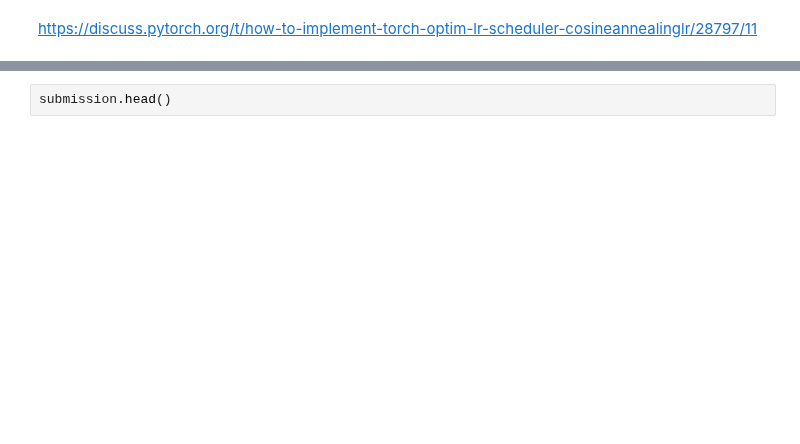
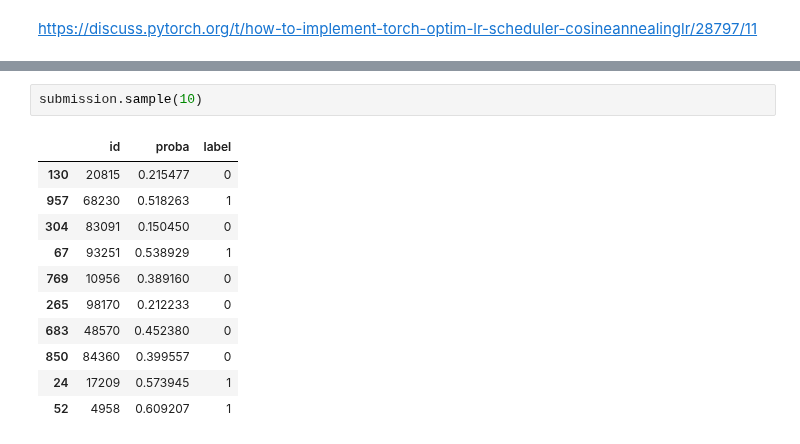
Before and after one commit to faizanahemad/facebook-hateful-memes, a Jupyter notebook: notebooks/FasttextPooled.ipynb, the cells around one changed output, grey strips where cells are left out. Drawn from its saved outputs; the diff is of its cells as text; blank space fills up the shorter version.

```diff
--- a/notebooks/FasttextPooled.ipynb
+++ b/notebooks/FasttextPooled.ipynb
@@ -77,2 +107,14 @@ Warning : `load_model` does not return WordVectorModel or SupervisedModel any mo
-# %%
-submission.head()
+# %%
+submission.sample(10)
+# %% [output]
+|  | id | proba | label |
+| 130 | 20815 | 0.215477 | 0 |
+| 957 | 68230 | 0.518263 | 1 |
+| 304 | 83091 | 0.150450 | 0 |
+| 67 | 93251 | 0.538929 | 1 |
+| 769 | 10956 | 0.389160 | 0 |
+| 265 | 98170 | 0.212233 | 0 |
+| 683 | 48570 | 0.452380 | 0 |
+| 850 | 84360 | 0.399557 | 0 |
+| 24 | 17209 | 0.573945 | 1 |
+| 52 | 4958 | 0.609207 | 1 |
```
Also changed, not shown: parts of 11 cells of this notebook, 1 other file.
